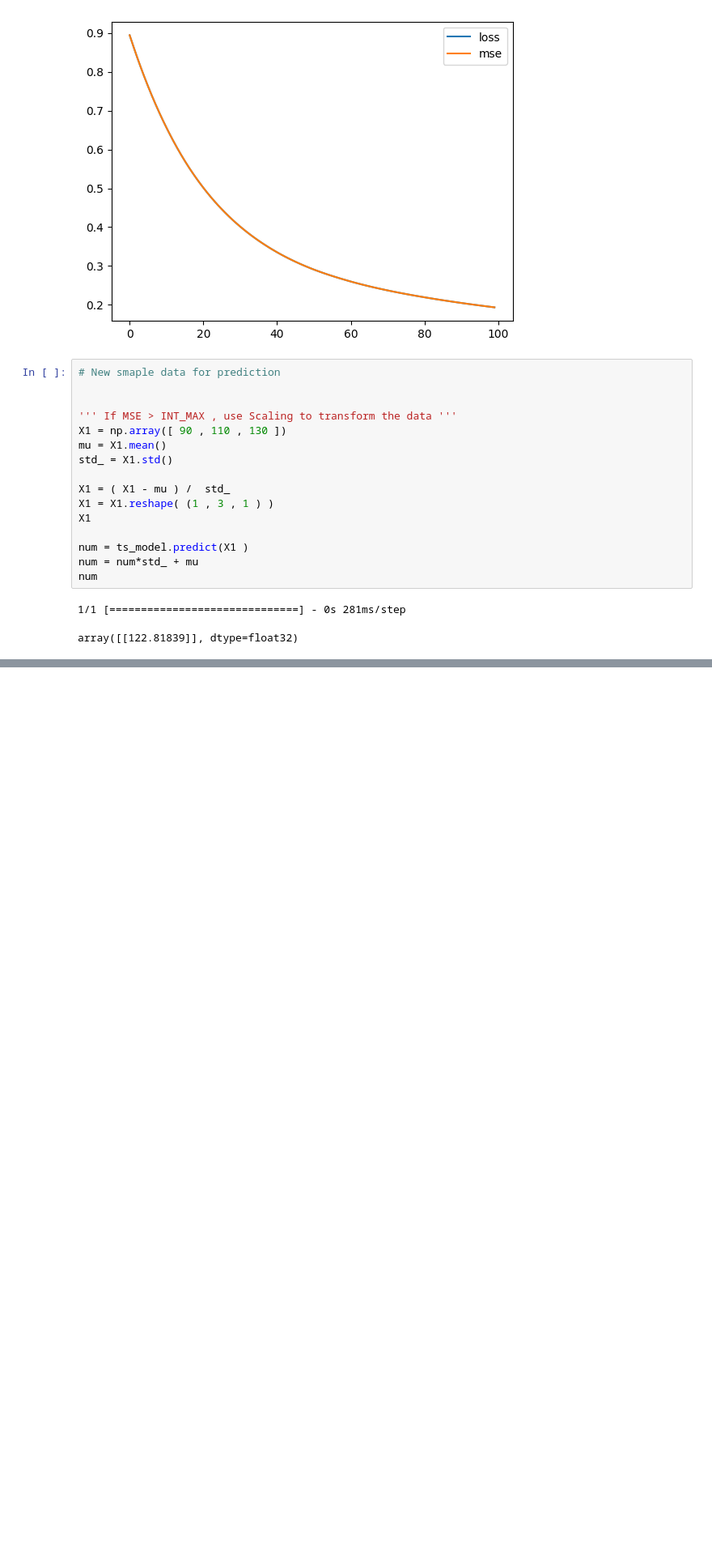
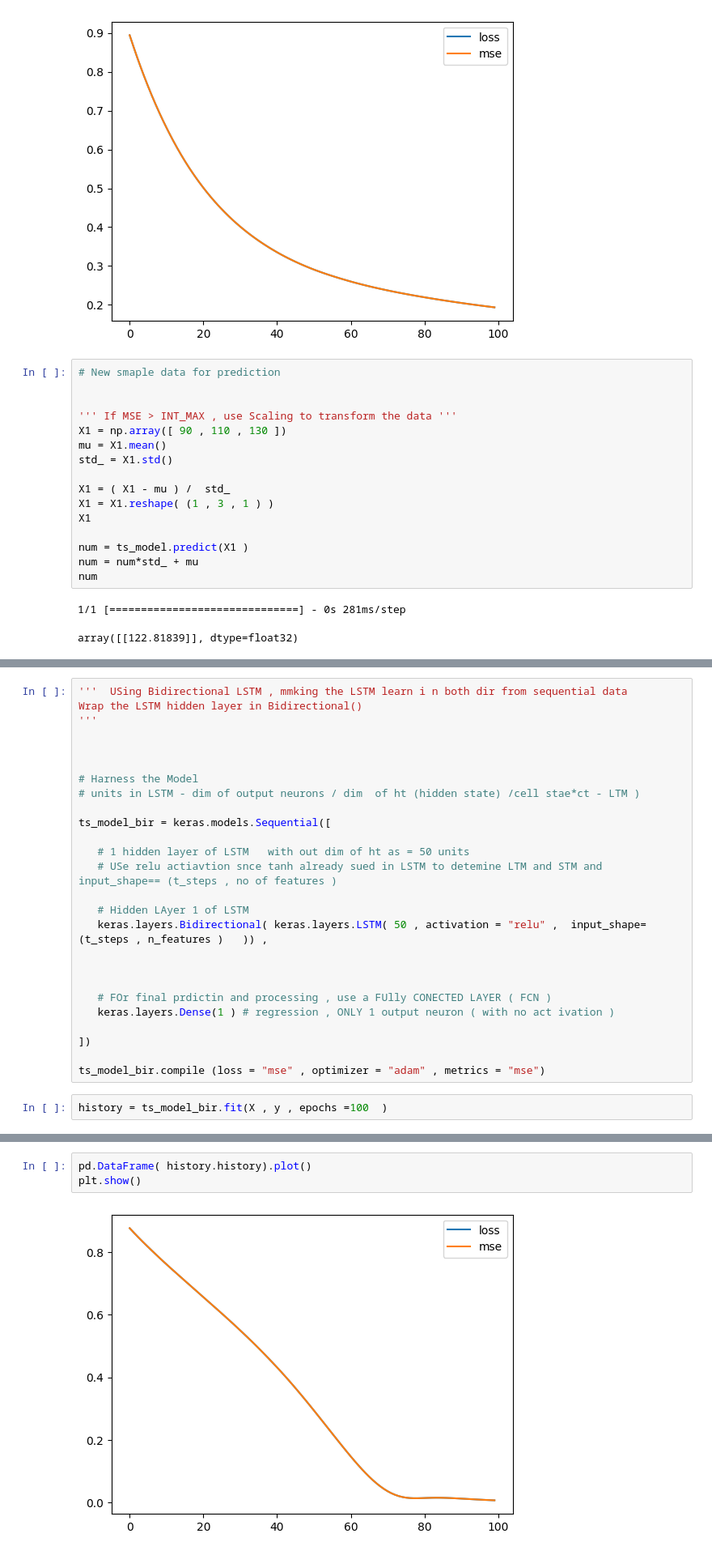
Before and after one commit to hecker1002/Algo.-Trading, a Jupyter notebook: LSTM_FOR_Time_Series/LSTM.ipynb, the cells around one changed output, grey strips where cells are left out. Shown: that part at 81% size. Cells and saved outputs as stored; diff of their text form; blank space fills up the shorter version.

```diff
--- a/LSTM_FOR_Time_Series/LSTM.ipynb
+++ b/LSTM_FOR_Time_Series/LSTM.ipynb
@@ -106,0 +176,28 @@ array([[122.81839]], dtype=float32)
+# %%
+'''  USing Bidirectional LSTM , mmking the LSTM learn i n both dir from sequential data
+Wrap the LSTM hidden layer in Bidirectional()
+'''
+
+
+
+# Harness the Model
+# units in LSTM - dim of output neurons / dim  of ht (hidden state) /cell stae*ct - LTM )
+
+ts_model_bir = keras.models.Sequential([
+
+   # 1 hidden layer of LSTM   with out dim of ht as = 50 units
+   # USe relu actiavtion snce tanh already sued in LSTM to detemine LTM and STM and  input_shape== (t_steps , no of features )
+
+   # Hidden LAyer 1 of LSTM
+   keras.layers.Bidirectional( keras.layers.LSTM( 50 , activation = "relu" ,  input_shape= (t_steps , n_features )   )) ,
+
+
+
+   # FOr final prdictin and processing , use a FUlly CONECTED LAYER ( FCN )
+   keras.layers.Dense(1 ) # regression , ONLY 1 output neuron ( with no act ivation )
+
+])
+
+ts_model_bir.compile (loss = "mse" , optimizer = "adam" , metrics = "mse")
+# %%
+history = ts_model_bir.fit(X , y , epochs =100  )
@@ -106,0 +222,5 @@ array([[122.81839]], dtype=float32)
+# %%
+pd.DataFrame( history.history).plot()
+plt.show()
+# %% [output]
+[figure, added]
```
Also changed, not shown: parts of 7 cells of this notebook.
